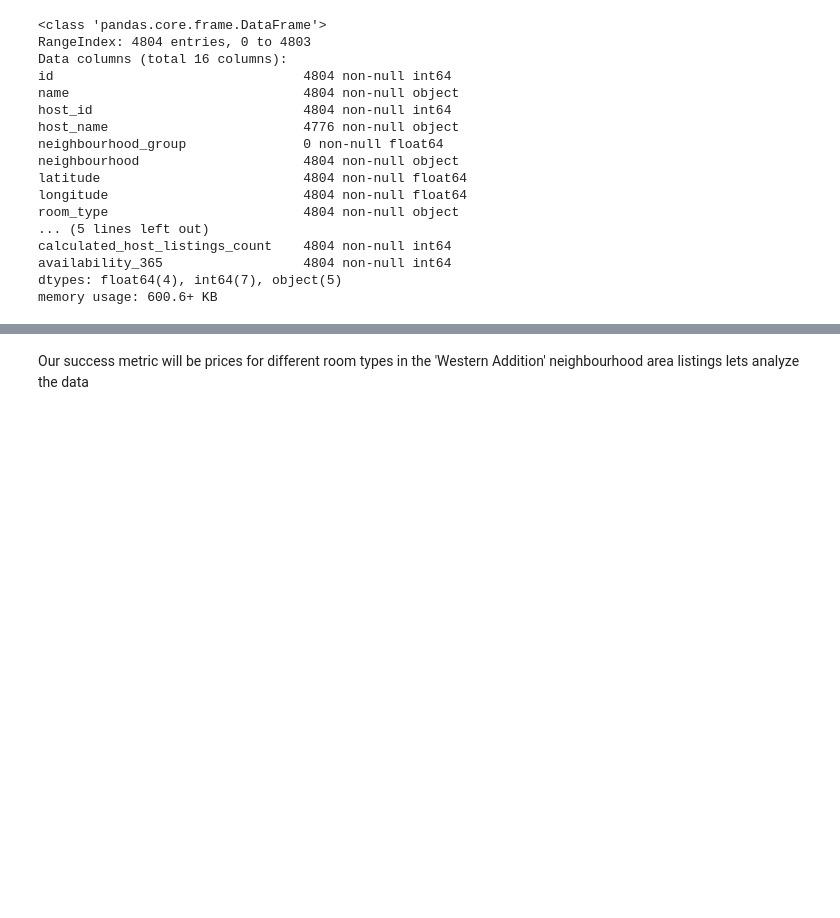
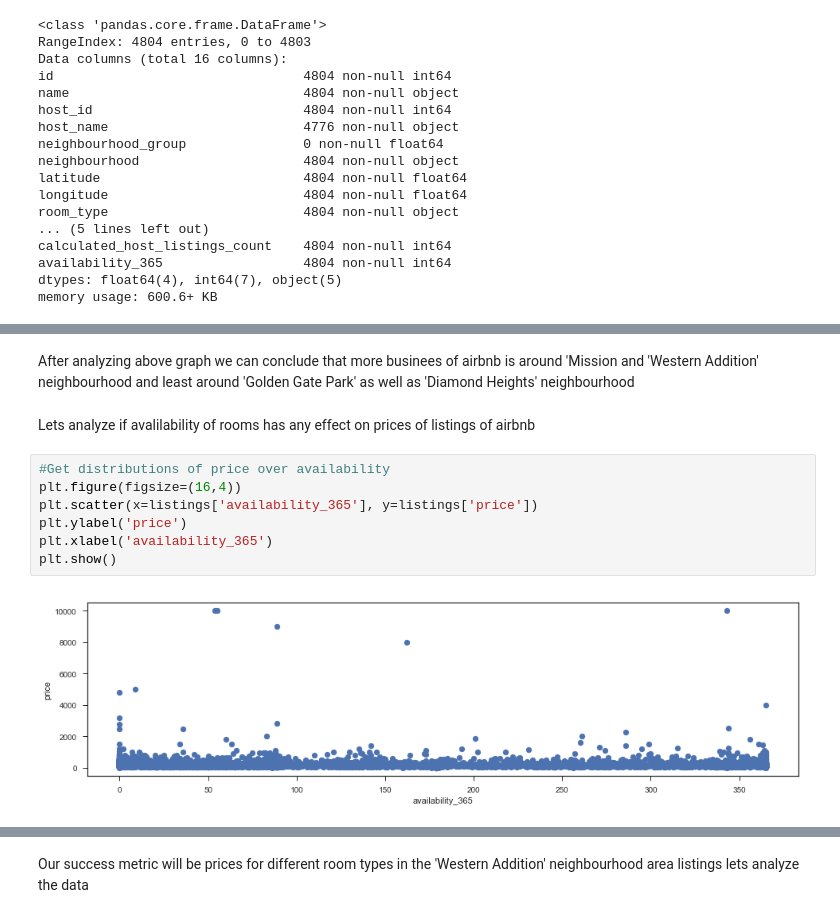
Before and after one commit to PallaviW/Narrative-analytics-and-experimentation_Capstone, a Jupyter notebook: Capstone - Narrative analytics and experimentation.ipynb, the cells around one changed output, grey strips where cells are left out. Drawn from its saved outputs; the diff is of its cells as text; blank space fills up the shorter version.

```diff
--- a/Capstone - Narrative analytics and experimentation.ipynb
+++ b/Capstone - Narrative analytics and experimentation.ipynb
@@ -111,0 +126,13 @@ listings_test
+# %% [markdown]
+After analyzing above graph we can conclude that more businees of airbnb is around 'Mission and 'Western Addition' neighbourhood and least around 'Golden Gate Park' as well as 'Diamond Heights' neighbourhood
+# %% [markdown]
+Lets analyze if avalilability of rooms has any effect on prices of listings of airbnb
+# %%
+#Get distributions of price over availability
+plt.figure(figsize=(16,4))
+plt.scatter(x=listings['availability_365'], y=listings['price'])
+plt.ylabel('price')
+plt.xlabel('availability_365')
+plt.show()
+# %% [output]
+[figure, added]
```
Also changed, not shown: parts of 30 cells of this notebook, 1 other file.
